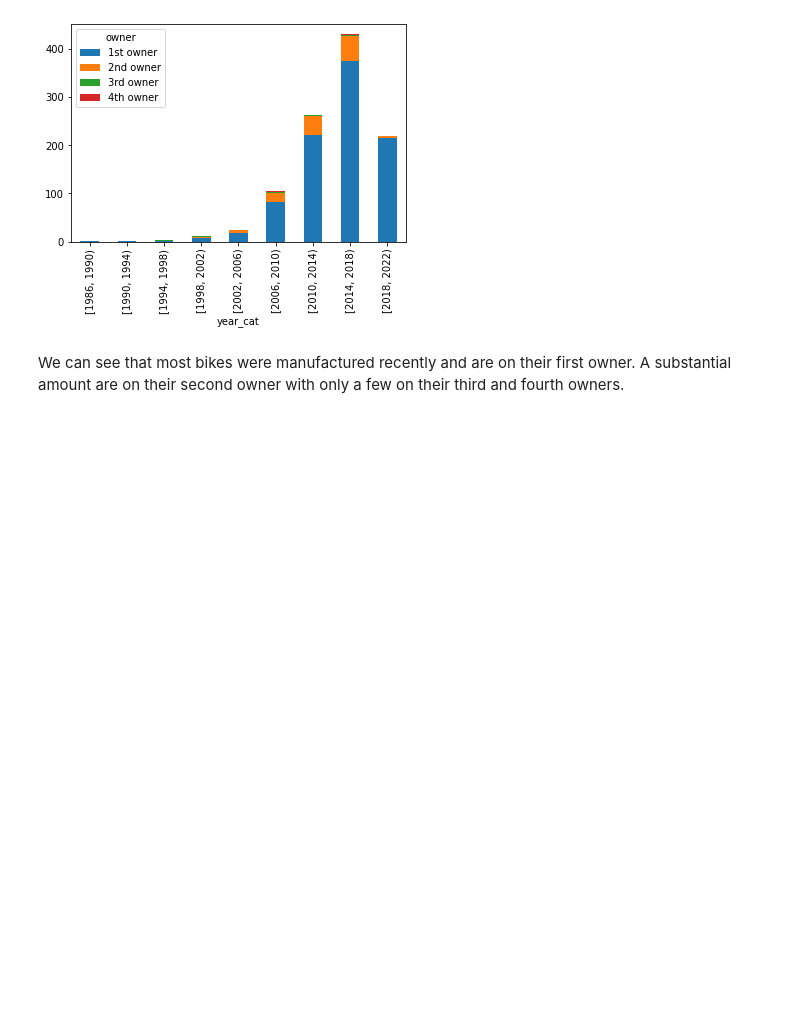
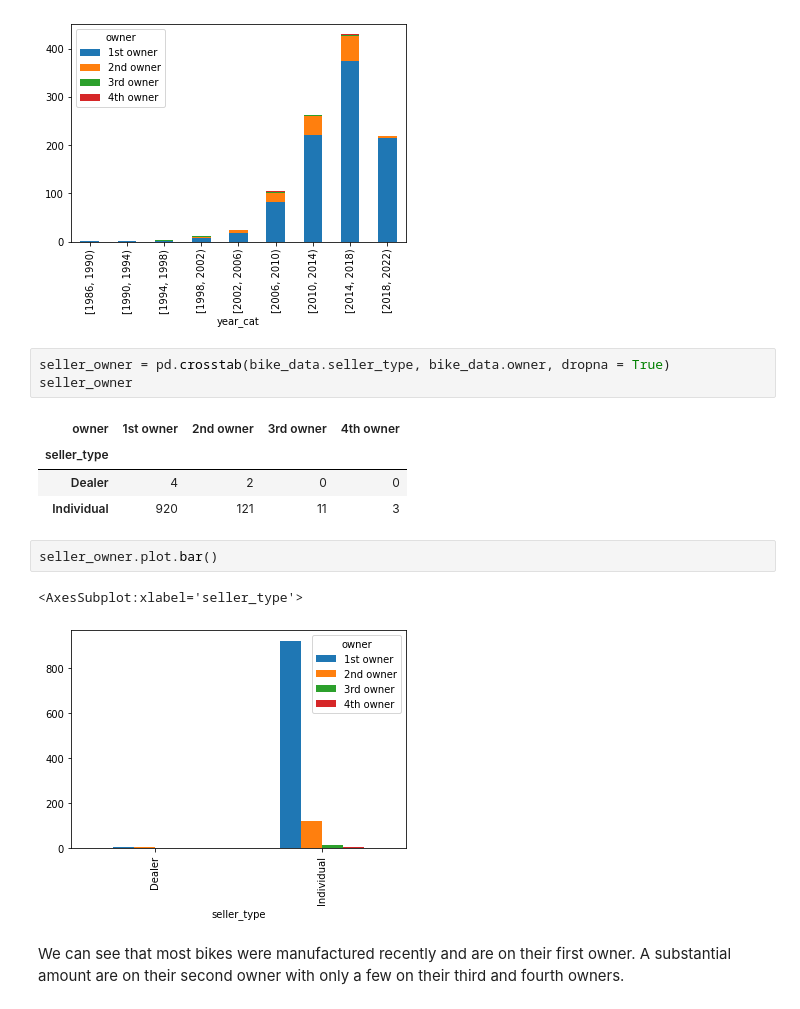
Before and after one commit to akoncsugit/ST590Project1, a Jupyter notebook: Project1.ipynb, the cells around one changed output. Saved outputs shown, nothing was run; the diff lists cells and outputs as text; blank space fills up the shorter version.

```diff
--- a/Project1.ipynb
+++ b/Project1.ipynb
@@ -166,6 +166,19 @@ year_owner.plot.bar(stacked = True)
 # %% [output]
 <AxesSubplot:xlabel='year_cat'>
 [figure]
+# %%
+seller_owner = pd.crosstab(bike_data.seller_type, bike_data.owner, dropna = True)
+seller_owner
+# %% [output]
+| owner | 1st owner | 2nd owner | 3rd owner | 4th owner |
+| seller_type |  |  |  |  |
+| Dealer | 4 | 2 | 0 | 0 |
+| Individual | 920 | 121 | 11 | 3 |
+# %%
+seller_owner.plot.bar()
+# %% [output]
+<AxesSubplot:xlabel='seller_type'>
+[figure, added]
 # %% [markdown]
 We can see that most bikes were manufactured recently and are on their first owner. A substantial amount are on their second owner with only a few on their third and fourth owners.
 # %%
```
